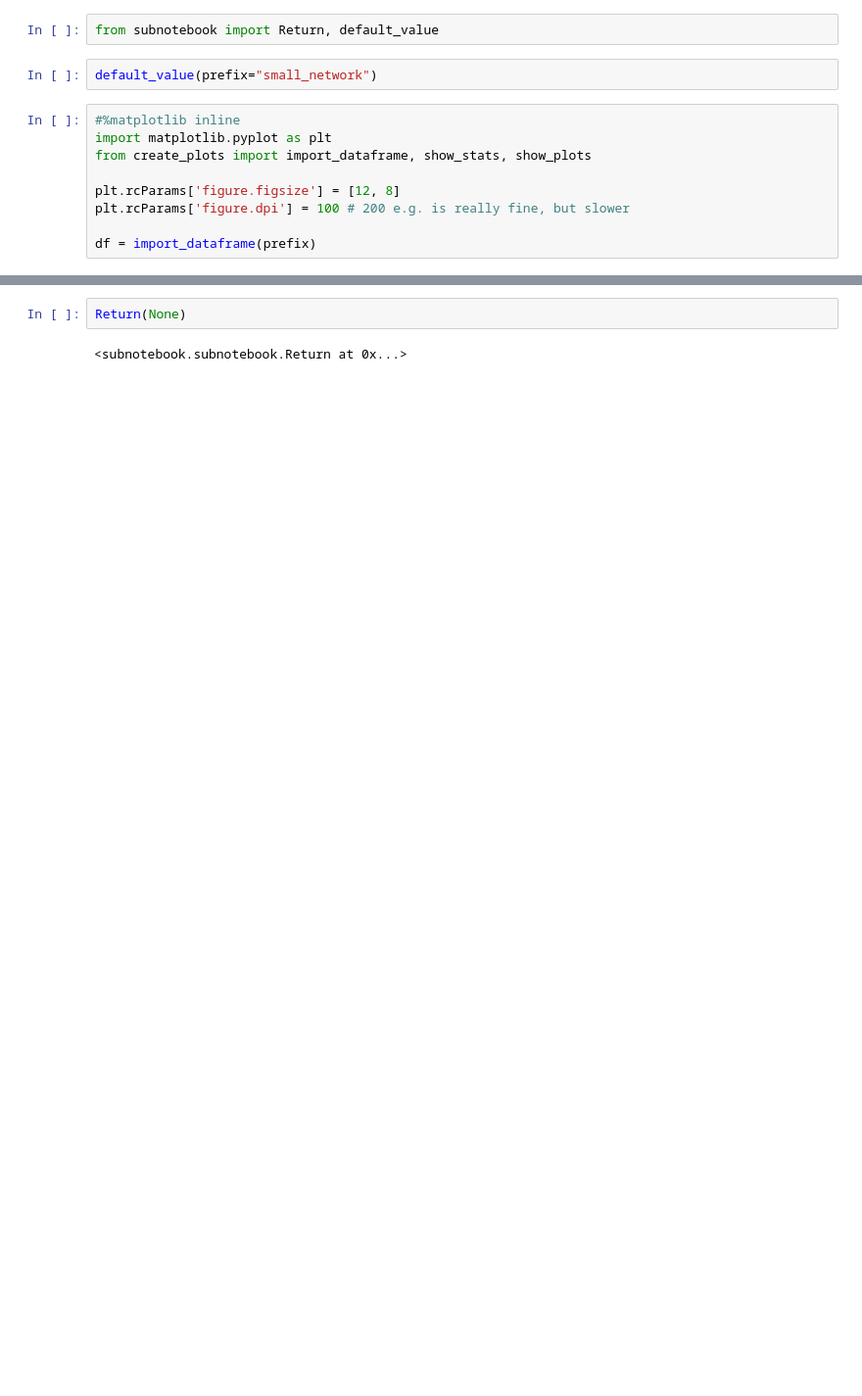
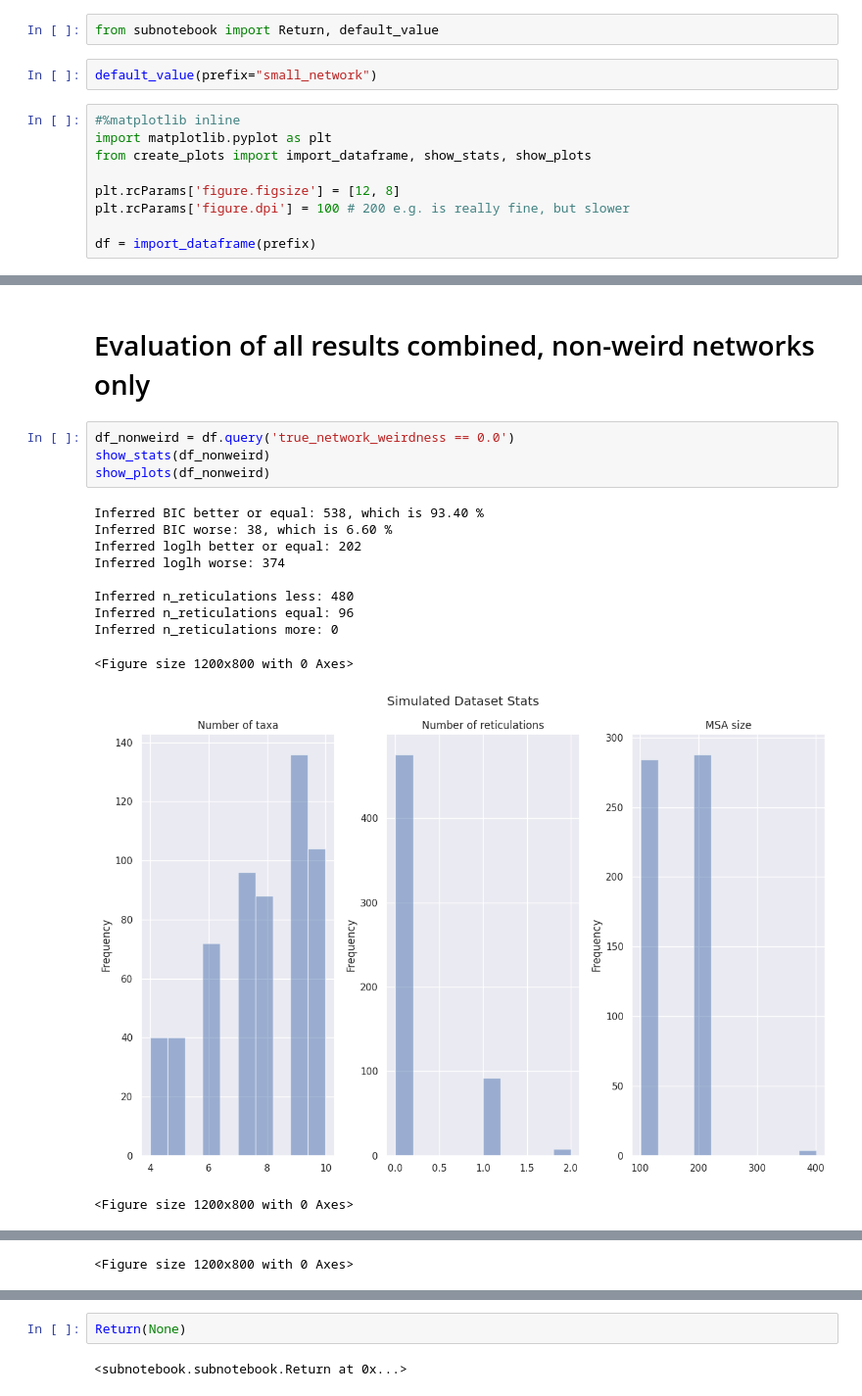
Before and after one commit to lutteropp/NetRAX, a Jupyter notebook: simulator/src/network/logic/evaluate_subnotebook.ipynb, the cells around one changed output, grey strips where cells are left out. Shown at 98% size. Saved outputs shown, nothing was run; the diff lists cells and outputs as text; blank space fills up the shorter version.

Commit message:
Added some percentages in result evaluation report

```diff
--- a/simulator/src/network/logic/evaluate_subnotebook.ipynb
+++ b/simulator/src/network/logic/evaluate_subnotebook.ipynb
@@ -49,0 +39,18 @@ Inferred n_reticulations more: 0
+# %% [markdown]
+# Evaluation of all results combined, non-weird networks only
+# %%
+df_nonweird = df.query('true_network_weirdness == 0.0')
+show_stats(df_nonweird)
+show_plots(df_nonweird)
+# %% [output]
+Inferred BIC better or equal: 538, which is 93.40 %
+Inferred BIC worse: 38, which is 6.60 %
+Inferred loglh better or equal: 202
+Inferred loglh worse: 374
+
+Inferred n_reticulations less: 480
+Inferred n_reticulations equal: 96
+Inferred n_reticulations more: 0
+<Figure size 1200x800 with 0 Axes>
+[figure, added]
+<Figure size 1200x800 with 0 Axes>
@@ -49,0 +59 @@ Inferred n_reticulations more: 0
+<Figure size 1200x800 with 0 Axes>
```
Also changed, not shown: parts of 5 cells of this notebook, 2 other files.
